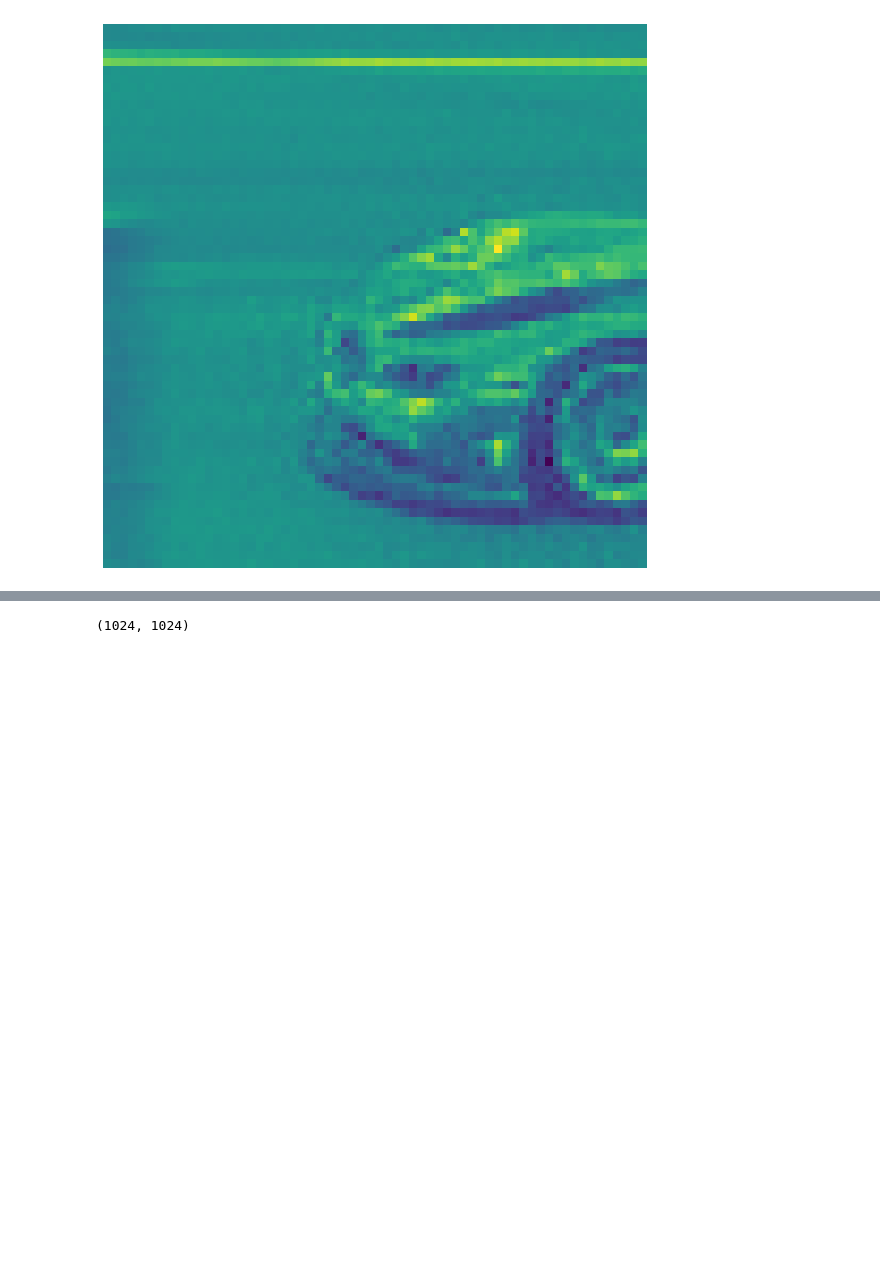
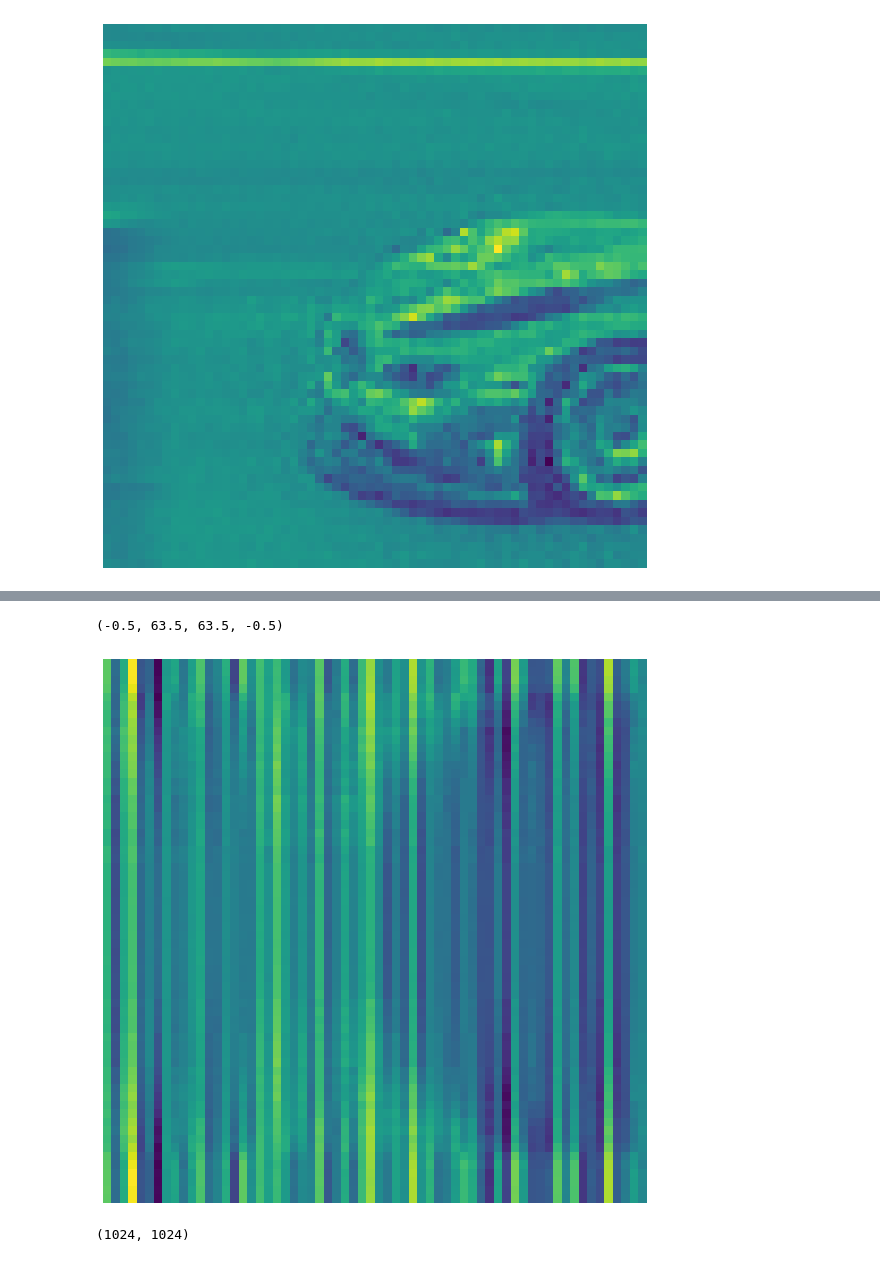
Before and after one commit to StevenJohnsonOptics/Single-Pixel-Imaging, a Jupyter notebook: Racecar with freq ordering.ipynb, the cells around one changed output, grey strips where cells are left out. Cells and saved outputs as stored; diff of their text form; code cells hidden in the pictures; blank space fills up the shorter version.

```diff
--- a/Racecar with freq ordering.ipynb
+++ b/Racecar with freq ordering.ipynb
@@ -217 +251,32 @@ random.shape
+# %%
+rc64 = "3.png"                # can choose either car or ball
+#rc64 = "racecar64.jpg"
+raw_img = cv2.imread(rc64)
+gray_img = cv2.cvtColor(raw_img, cv2.COLOR_BGR2GRAY)
+gray_img = cv2.resize(gray_img, (192,64))
+
+# Convert to number array
+objs = np.array(gray_img)
+
+imsize = 64**2
+
+# Make measurements
+m = np.zeros((imsize,1))
+length = 10                     # Image appears more smeared the higher this number is - object is 'moving' faster - max is 128
+img = np.zeros((64,64))
+
+allobjs = []
+for i,j in zip(sorted_dems,(range(0,imsize))):
+    a = round(j*(length/imsize))
+    obj = objs[:,a:a+64]
+    m[j] = np.sum(i*obj)
+
+    img = img + m[j]*i
+
+plt.imshow(img)
+plt.axis('off')
+#plt.savefig('ordrdH64racecar100.png')
+# %% [output]
+(-0.5, 63.5, 63.5, -0.5)
+[figure, added]
 # %%
```
Also changed, not shown: parts of 9 cells of this notebook.
